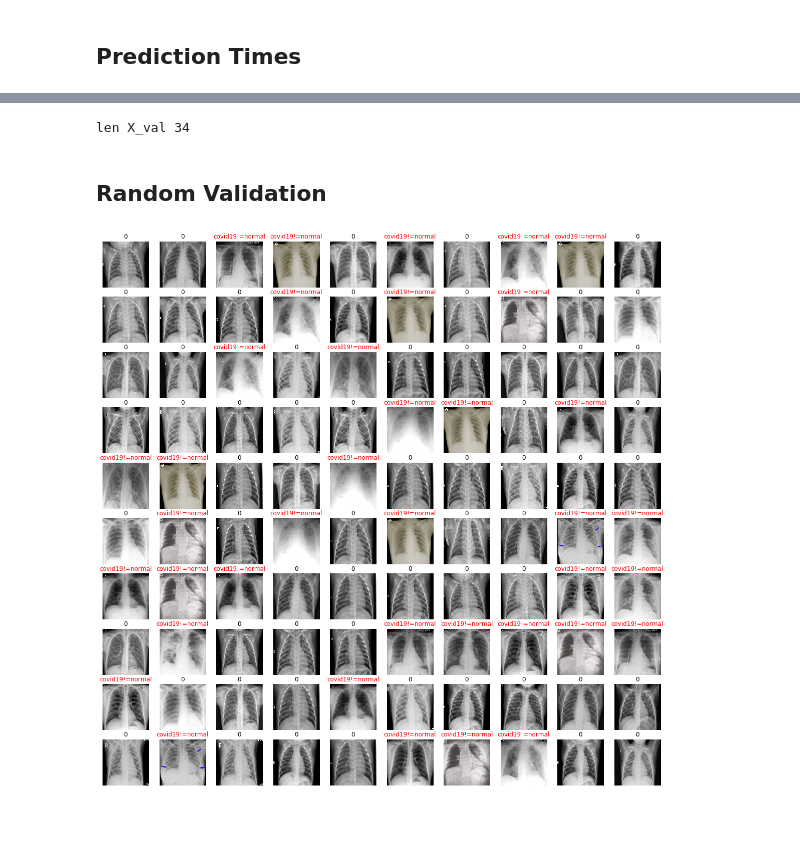
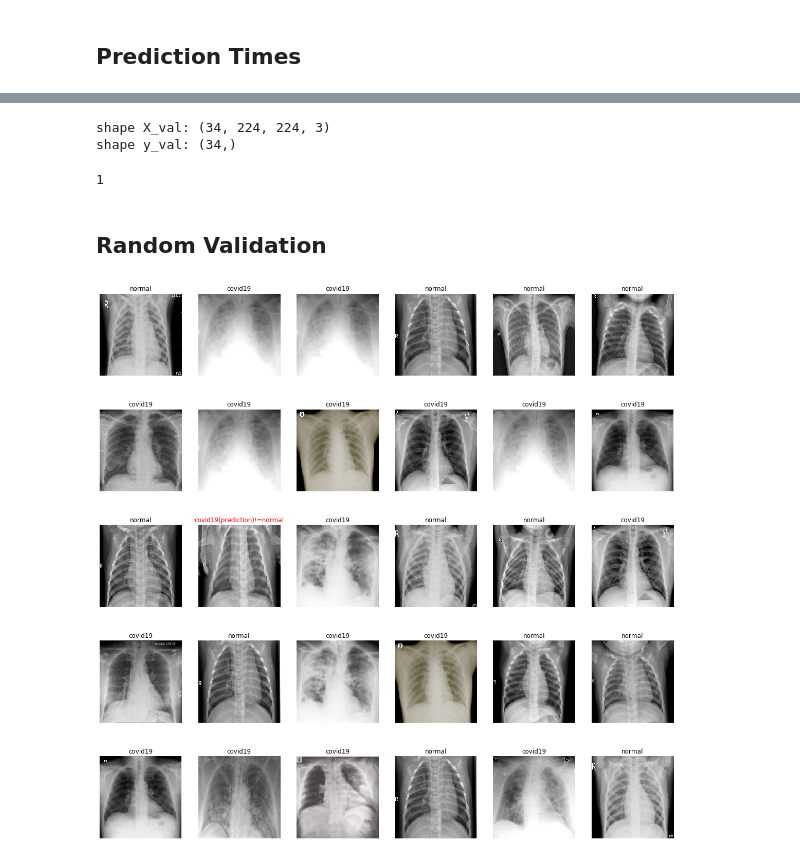
Before and after one commit to yz-ai/acikseminer2020, a Jupyter notebook: cv/notebooks/covid_xray_efficientnet_b0_prediction.ipynb, the cells around one changed output, grey strips where cells are left out. Cells and saved outputs as stored; diff of their text form; code cells hidden in the pictures; blank space fills up the shorter version.

```diff
--- a/cv/notebooks/covid_xray_efficientnet_b0_prediction.ipynb
+++ b/cv/notebooks/covid_xray_efficientnet_b0_prediction.ipynb
@@ -134,43 +134,52 @@ with open('../datasets/X_val.pickle', 'rb') as f:
 with open('../datasets/y_val.pickle', 'rb') as f:
     y_val = pickle.load(f)
 
-print("len X_val", len(X_val))
+print("shape X_val:", X_val.shape)
+print("shape y_val:", y_val.shape)
 # %% [output]
-len X_val 34
+shape X_val: (34, 224, 224, 3)
+shape y_val: (34,)
+# %%
+y_val[3]
+# %% [output]
+1
 # %% [markdown]
 ## Random Validation
 # %%
 import random
 plt.figure(figsize=(20,20))
 
 right = 0
 mistake = 0
-prefictionNum = 100
+prefictionNum = 30
 target_names = ["normal", "covid19"]
 
 for i in range(prefictionNum):
     index = random.randint(0, X_val.shape[0]-1)
+    #print("index", index)
     image = X_val[index]
     data = np.expand_dims(image, axis=0)
 
-    plt.subplot(10, 10, i+1)
+    plt.subplot(5, 6, i+1)
     plt.imshow(image)
     plt.axis('off')
 
     result_pred = model.predict(data, batch_size=1)
+    #print("result_pred", result_pred)
 
     bestclass = np.argmax(result_pred, axis=1)[0]
 
-    y_class = np.argmax(y_val[index])
-    #print("bestclass",bestclass)
+    y_class = y_val[index]
+    #print("y_class", y_class)
+    #print("bestclass", bestclass)
     if y_class == bestclass:
-        plt.title(bestclass)
+        plt.title(target_names[bestclass])
         right += 1
     else:
         #sagdaki dogru, soldaki prediction sonucu
-        plt.title(target_names[bestclass] + "!=" + target_names[y_class], color='#ff0000')
+        plt.title(target_names[bestclass] + "(prediction)!=" + target_names[y_class], color='#ff0000')
         mistake += 1
 
 plt.show()
 # %% [output]
-[figure, old version]
+[figure, new version]
```
Also changed, not shown: parts of 3 cells of this notebook, 1 other file.
